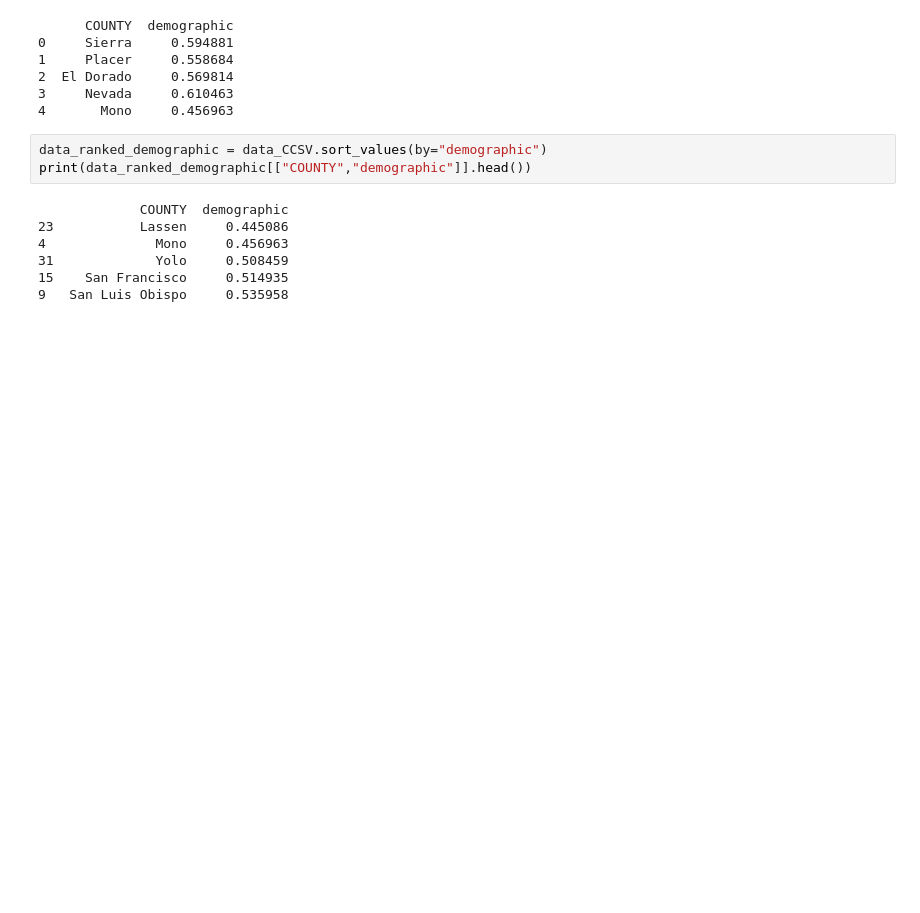
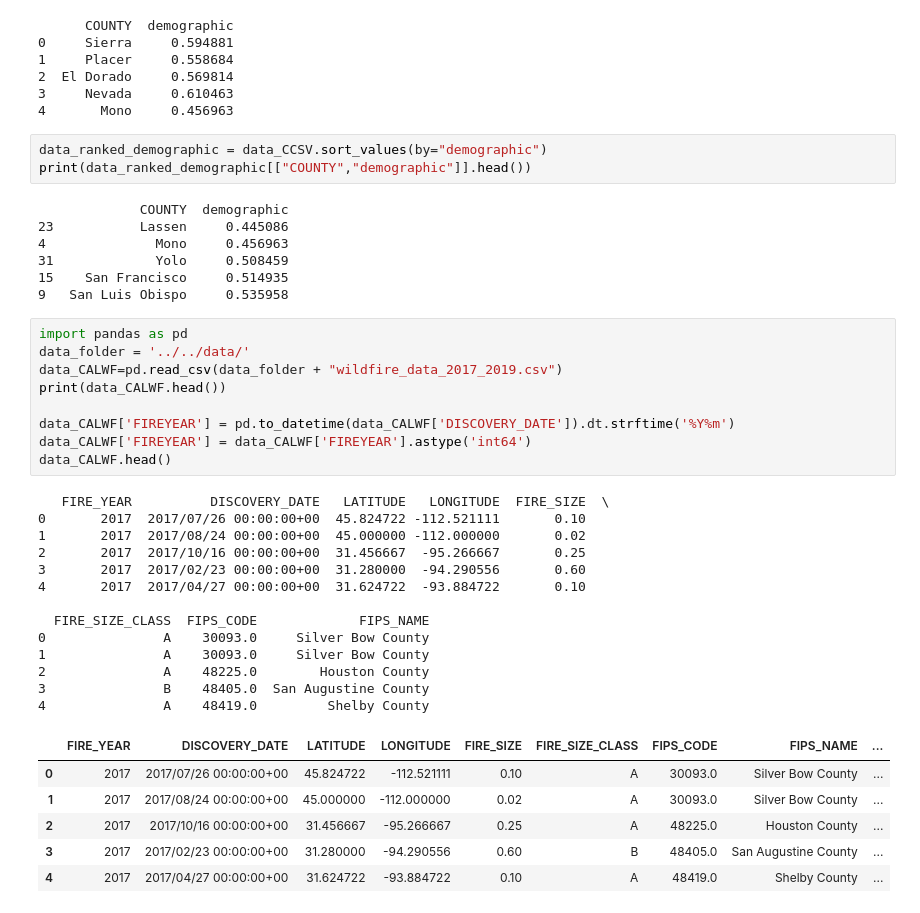
Before and after one commit to birlaaishwarya11/healthinclimate, a Jupyter notebook: src/notebooks/data_cleaning.ipynb, the cells around one changed output. Saved outputs shown, nothing was run; the diff lists cells and outputs as text; blank space fills up the shorter version.

```diff
--- a/src/notebooks/data_cleaning.ipynb
+++ b/src/notebooks/data_cleaning.ipynb
@@ -107,3 +107,32 @@ print(data_ranked_demographic[["COUNTY","demographic"]].head())
 31             Yolo     0.508459
 15    San Francisco     0.514935
 9   San Luis Obispo     0.535958
+# %%
+import pandas as pd
+data_folder = '../../data/'
+data_CALWF=pd.read_csv(data_folder + "wildfire_data_2017_2019.csv")
+print(data_CALWF.head())
+
+data_CALWF['FIREYEAR'] = pd.to_datetime(data_CALWF['DISCOVERY_DATE']).dt.strftime('%Y%m')
+data_CALWF['FIREYEAR'] = data_CALWF['FIREYEAR'].astype('int64')
+data_CALWF.head()
+# %% [output]
+   FIRE_YEAR          DISCOVERY_DATE   LATITUDE   LONGITUDE  FIRE_SIZE  \
+0       2017  2017/07/26 00:00:00+00  45.824722 -112.521111       0.10
+1       2017  2017/08/24 00:00:00+00  45.000000 -112.000000       0.02
+2       2017  2017/10/16 00:00:00+00  31.456667  -95.266667       0.25
+3       2017  2017/02/23 00:00:00+00  31.280000  -94.290556       0.60
+4       2017  2017/04/27 00:00:00+00  31.624722  -93.884722       0.10
+
+  FIRE_SIZE_CLASS  FIPS_CODE             FIPS_NAME
+0               A    30093.0     Silver Bow County
+1               A    30093.0     Silver Bow County
+2               A    48225.0        Houston County
+3               B    48405.0  San Augustine County
+4               A    48419.0         Shelby County
+|  | FIRE_YEAR | DISCOVERY_DATE | LATITUDE | LONGITUDE | FIRE_SIZE | FIRE_SIZE_CLASS | FIPS_CODE | FIPS_NAME | ... |
+| 0 | 2017 | 2017/07/26 00:00:00+00 | 45.824722 | -112.521111 | 0.10 | A | 30093.0 | Silver Bow County | ... |
+| 1 | 2017 | 2017/08/24 00:00:00+00 | 45.000000 | -112.000000 | 0.02 | A | 30093.0 | Silver Bow County | ... |
+| 2 | 2017 | 2017/10/16 00:00:00+00 | 31.456667 | -95.266667 | 0.25 | A | 48225.0 | Houston County | ... |
+| 3 | 2017 | 2017/02/23 00:00:00+00 | 31.280000 | -94.290556 | 0.60 | B | 48405.0 | San Augustine County | ... |
+| 4 | 2017 | 2017/04/27 00:00:00+00 | 31.624722 | -93.884722 | 0.10 | A | 48419.0 | Shelby County | ... |
```
Also changed, not shown: parts of 6 cells of this notebook.
